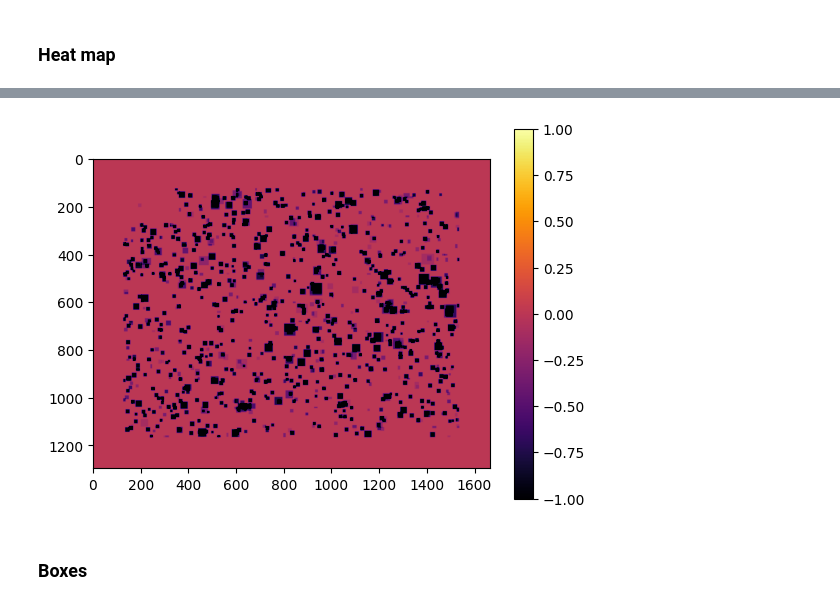
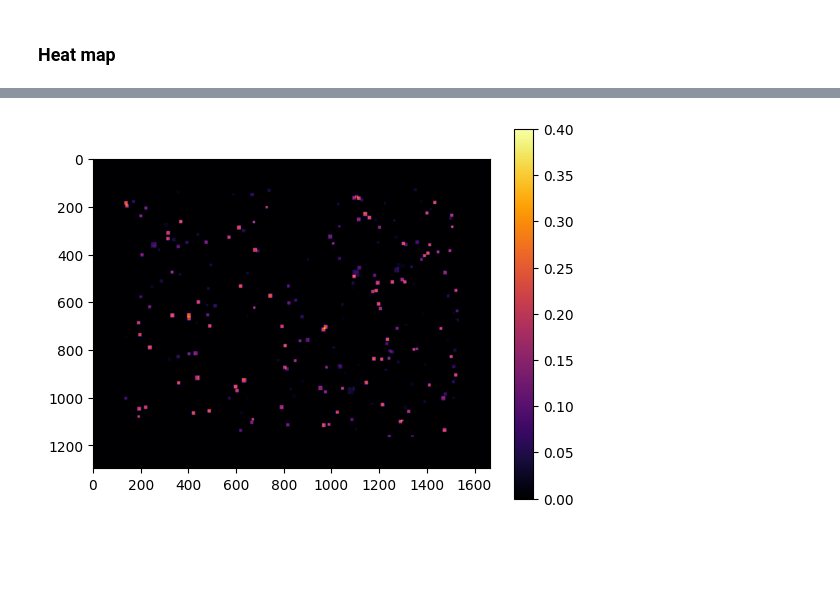
Before and after one commit to LSUHSC-CAIPP-Core-B/CellDetection, a Jupyter notebook: yolo/yolo_inference_heatmap.ipynb, the cells around one changed output, grey strips where cells are left out. Drawn from its saved outputs; the diff is of its cells as text; code cells hidden in the pictures; blank space fills up the shorter version.

Commit message:
heatmap inference done

```diff
--- a/yolo/yolo_inference_heatmap.ipynb
+++ b/yolo/yolo_inference_heatmap.ipynb
@@ -17,9 +17,9 @@ cell_detector = CellDetector("02_23_all_data_ft.pt")
 # %% [markdown]
 ## Load data
 # %%
-DEATH_TYPE = "Necroptosis"
+DEATH_TYPE = "Apoptosis"
 CELL_TYPE = "HT29"
-base_dir = "../CellDataset_MS/new_data/" + DEATH_TYPE + "/"
+base_dir = "../new_data/" + DEATH_TYPE + "/"
 images_dir = base_dir + CELL_TYPE + "_phase/"
 green_dir = base_dir + CELL_TYPE + "_Green/"
 images = os.listdir(images_dir)
@@ -42,6 +42,5 @@ img_green = cv2.addWeighted(img_green, 8.7, np.zeros(img_green.shape, img_green.
 # %% [markdown]
 ## Predict
 # %%
-results, big_image, total_coverage = cell_detector.predict_with_heatmap(img, 0.2, 0.4, desired_coverage = 10, withImage = True, randomCrop = False)
-print(np.shape(results))
+apoptosis_image, necroptosis_image, background_image, big_image, results = cell_detector.predict_with_heatmap(img, 0.2, 0.4, desired_coverage = 10, withImage = True, withResults = True)
 # %% [output]
@@ -71,8 +139,6 @@ base_image = cell_detector.gen_heatmap_mask(big_image, results, total_coverage)
 # %%
-plt.imshow(base_image, vmin=-1, vmax=1, cmap='inferno')
+plt.imshow(apoptosis_image, vmin=0.0, vmax=0.4, cmap='inferno')
 plt.colorbar()
 plt.show()
 # %% [output]
-[figure, old version]
+[figure, new version]
-# %% [markdown]
-### Boxes
```
Also changed, not shown: parts of 9 cells of this notebook, 2 other files.
